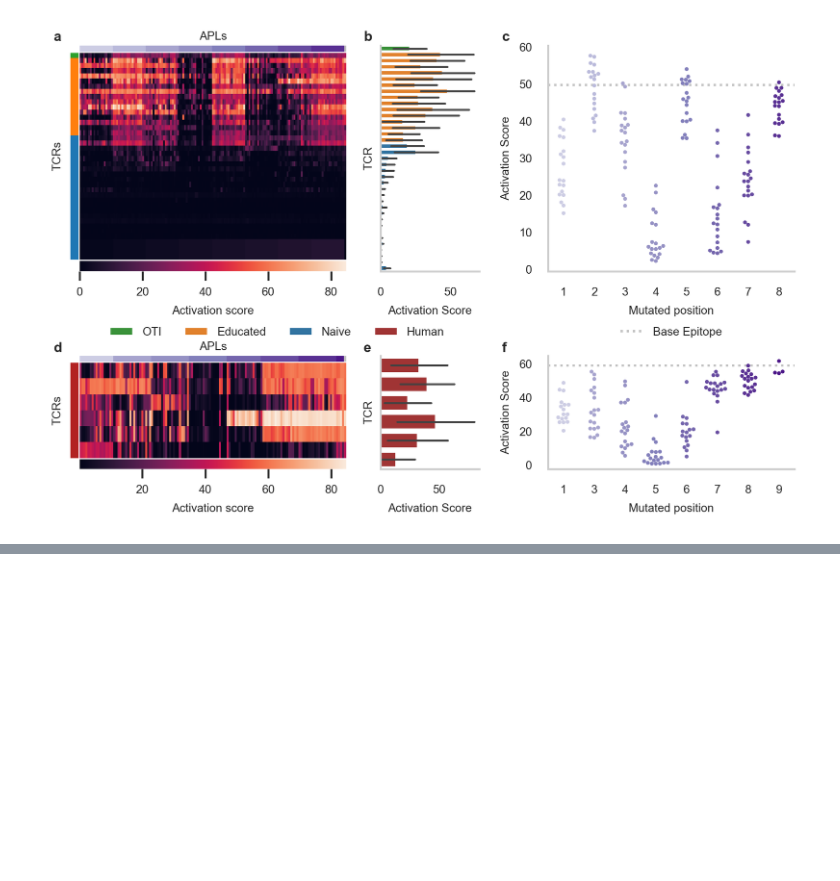
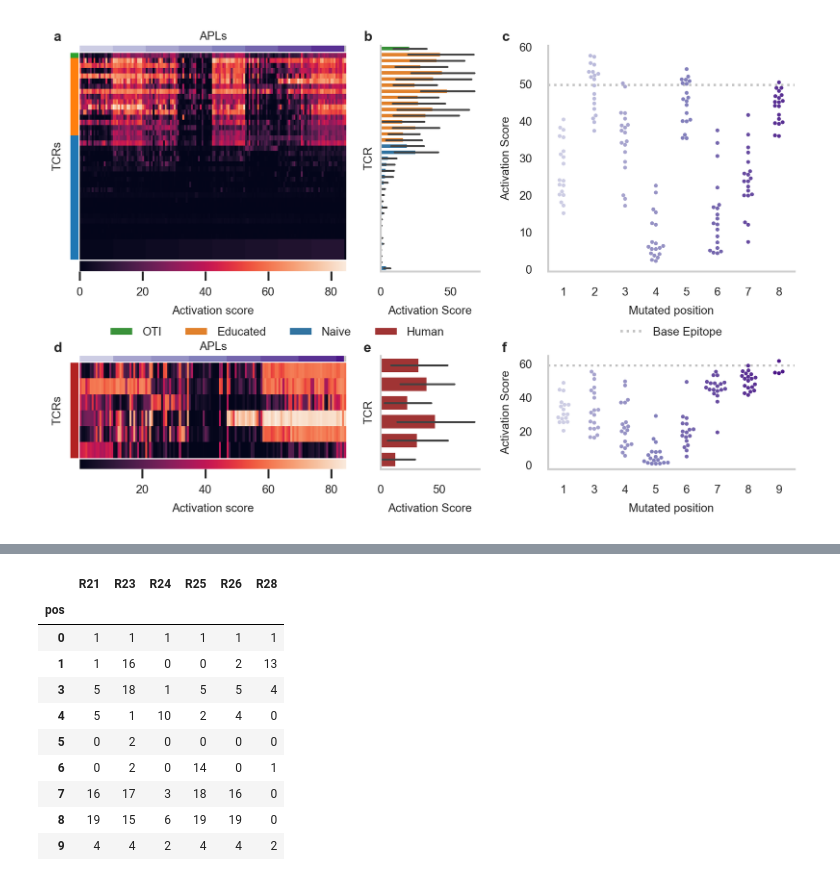
Before and after one commit to SchubertLab/TcrPrediction_MutatedAPLs, a Jupyter notebook: manuscript/figure_2.ipynb, the cells around one changed output, grey strips where cells are left out. Cells and saved outputs as stored; diff of their text form; code cells hidden in the pictures; blank space fills up the shorter version.

```diff
--- a/manuscript/figure_2.ipynb
+++ b/manuscript/figure_2.ipynb
@@ -435,0 +468,16 @@ See the caveats in the documentation: https://pandas.pydata.org/pandas-docs/stab
+# %%
+df_tmp = (data_human_norm>66.09)
+df_tmp['pos'] = df_tmp.index.str[0]
+df_tmp.groupby('pos').sum()
+# %% [output]
+|  | R21 | R23 | R24 | R25 | R26 | R28 |
+| pos |  |  |  |  |  |  |
+| 0 | 1 | 1 | 1 | 1 | 1 | 1 |
+| 1 | 1 | 16 | 0 | 0 | 2 | 13 |
+| 3 | 5 | 18 | 1 | 5 | 5 | 4 |
+| 4 | 5 | 1 | 10 | 2 | 4 | 0 |
+| 5 | 0 | 2 | 0 | 0 | 0 | 0 |
+| 6 | 0 | 2 | 0 | 14 | 0 | 1 |
+| 7 | 16 | 17 | 3 | 18 | 16 | 0 |
+| 8 | 19 | 15 | 6 | 19 | 19 | 0 |
+| 9 | 4 | 4 | 2 | 4 | 4 | 2 |
```
Also changed, not shown: parts of 3 cells of this notebook, 3 other files.
